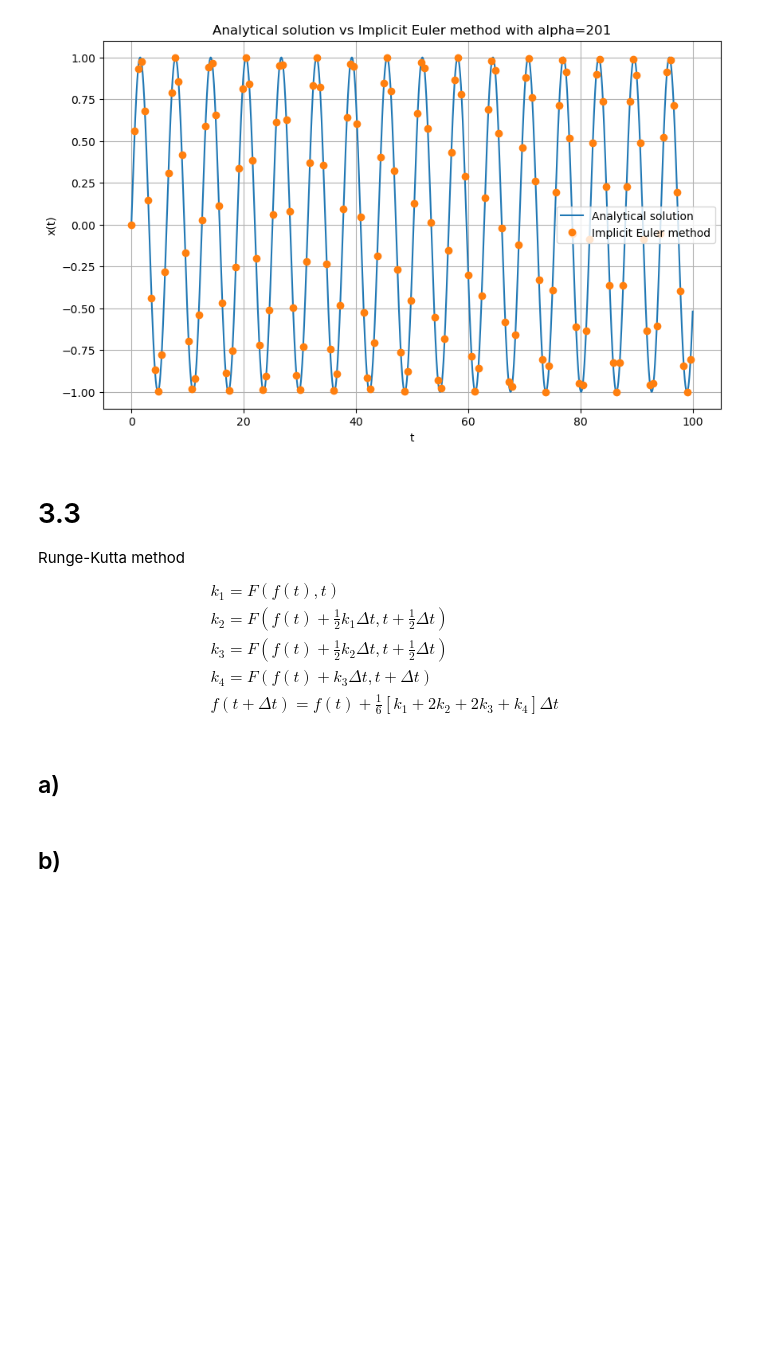
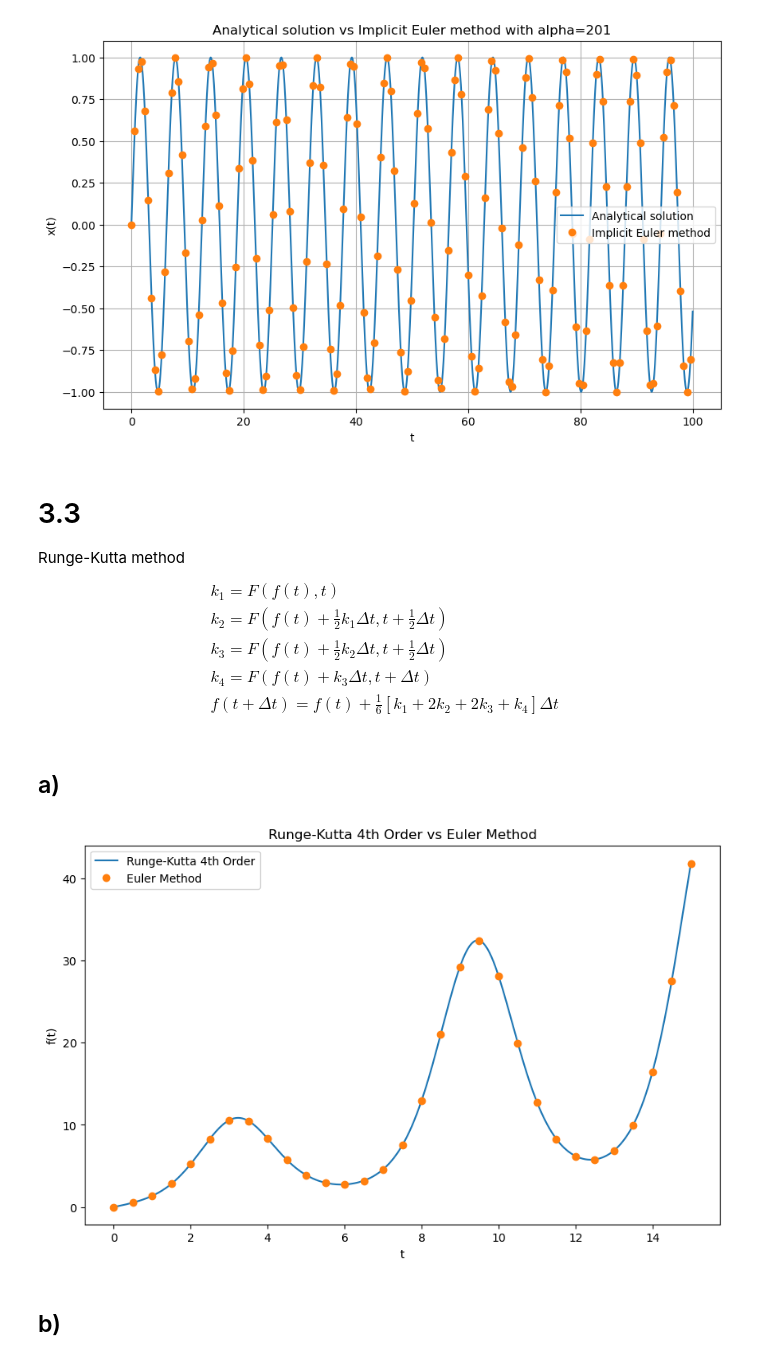
Before and after one commit to Katikistan/NumeP, a Jupyter notebook: week1/week1.ipynb, the cells around one changed output. Drawn from its saved outputs; the diff is of its cells as text; code cells hidden in the pictures; blank space fills up the shorter version.

```diff
--- a/week1/week1.ipynb
+++ b/week1/week1.ipynb
@@ -237,25 +276,27 @@ for a in a_values:
 # %%
 import numpy as np
 import matplotlib.pyplot as plt
-A2 = np.zeros((N, N))
+
+# A2 is the finite difference scheme
+A_ = np.zeros((N, N))
 
 # Backward difference for x < 0
 for i in range(1, N//2): # from start to middle
-    A2[i, i] = 1 # diagonal
-    A2[i, i-1] = -1 # subdiagonal
+    A_[i, i] = 1 # diagonal
+    A_[i, i-1] = -1 # subdiagonal
 
 # Forward difference for x > 0
 for i in range(N//2, N-1): # from middle to end
-    A2[i, i+1] = 1 #
-    A2[i, i] = -1
+    A_[i, i+1] = 1
+    A_[i, i] = -1
 
-print(f"finite difference scheme\n {A2}")
+print(f"finite difference scheme\n {A_}")
 # Set up the x values and parameter a
 x = np.linspace(-1, 1, 1000)
 a_values = [0, 1, 2]
 
 for a in a_values:
-    f_prime_custom_scheme = A2 @ f(x, a) / dx
+    f_prime_custom_scheme = A_ @ f(x, a) / dx
     analytical_derivative = f_prime(x, a)
     plt.plot(x, analytical_derivative, label=f'Analytical f\'(x), a={a}')
     plt.plot(x[::2], f_prime_custom_scheme[::2],'o', label='Custom Scheme Numerical derivative')
@@ -429,5 +470,64 @@ $$
 $$
 # %% [markdown]
 ## a)
+# %%
+import numpy as np
+import matplotlib.pyplot as plt
+
+# Define the ODE
+def f_prime(t, f):
+    return 1 + np.sin(t) * f
+
+# Runge-Kutta method of 4th order
+def runge_kutta_4(f_prime, f0, dt):
+    t_values = np.arange(0, 15, dt)
+    f_values = np.zeros_like(t_values)
+    f_values[0] = f0
+
+    for i in range(1, len(t_values)):
+        t = t_values[i-1]
+        f = f_values[i-1]
+
+        k1 = f_prime(t, f)
+        k2 = f_prime(t + 0.5*dt, f + 0.5*k1*dt)
+        k3 = f_prime(t + 0.5*dt, f + 0.5*k2*dt)
+        k4 = f_prime(t + dt, f + k3*dt)
+
+        f_values[i] = f + (k1 + 2*k2 + 2*k3 + k4) * dt / 6
+
+    return t_values, f_values
+
+# Euler method
+def euler_method(f_prime, f0, dt):
+    t_values = np.arange(0,15, dt)
+    f_values = np.zeros_like(t_values)
+    f_values[0] = f0
+
+    for i in range(1, len(t_values)):
+        t = t_values[i-1]
+        f = f_values[i-1]
+        f_values[i] = f + dt * f_prime(t, f)
+
+    return t_values, f_values
+
+# Initial conditions
+f0 = 0
+dt = 0.001
+
+# Solve the ODE using both methods
+t_rk, f_rk = runge_kutta_4(f_prime, f0, dt)
+t_euler, f_euler = euler_method(f_prime, f0, dt)
+
+# Plotting the results
+plt.figure(figsize=(10, 6))
+plt.plot(t_rk, f_rk, label='Runge-Kutta 4th Order')
+plt.plot(t_euler[::500], f_euler[::500], 'o', label='Euler Method')
+plt.xlabel('t')
+plt.ylabel('f(t)')
+plt.title('Runge-Kutta 4th Order vs Euler Method')
+plt.legend()
+plt.show()
+# %% [output]
+[figure, added]
 # %% [markdown]
 ## b)
```
Also changed, not shown: parts of 3 cells of this notebook.
